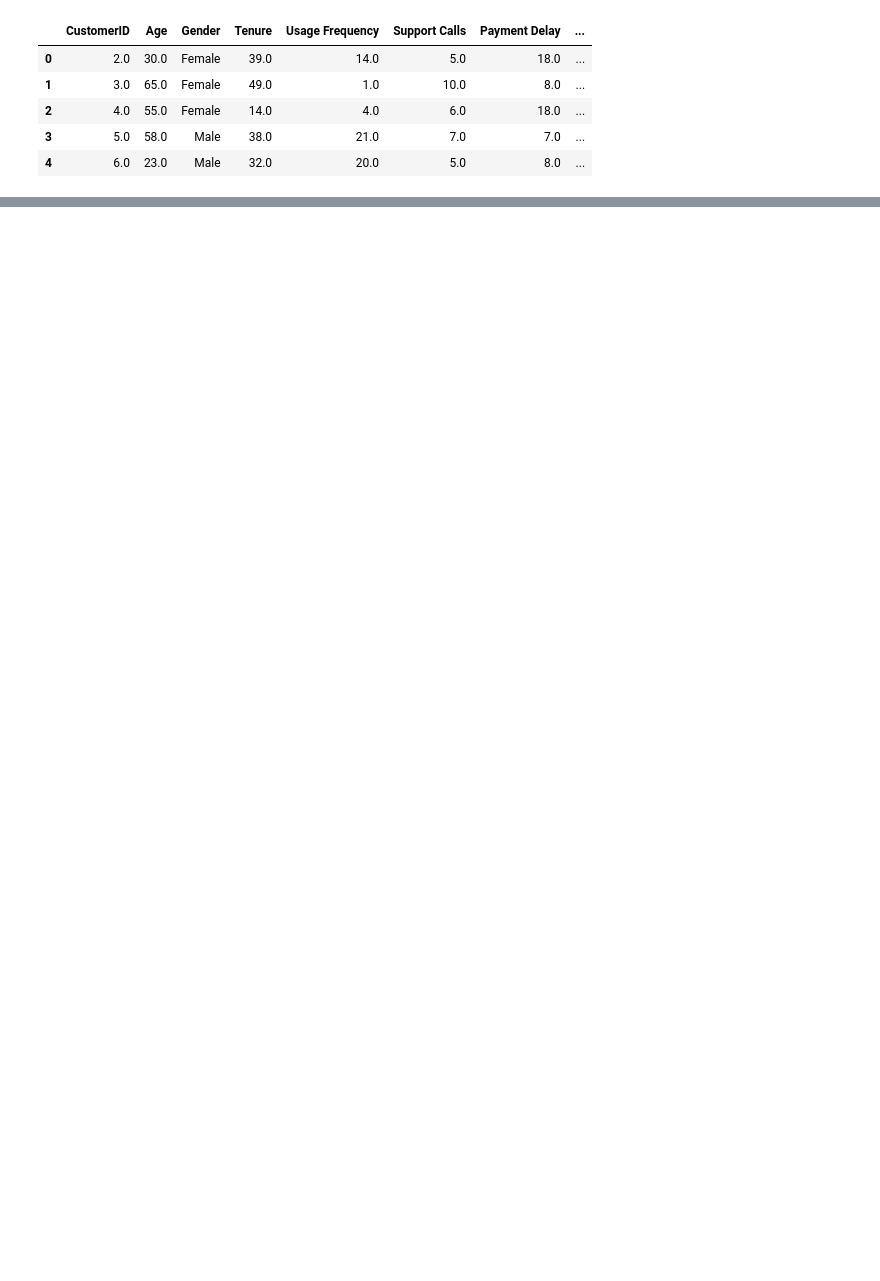
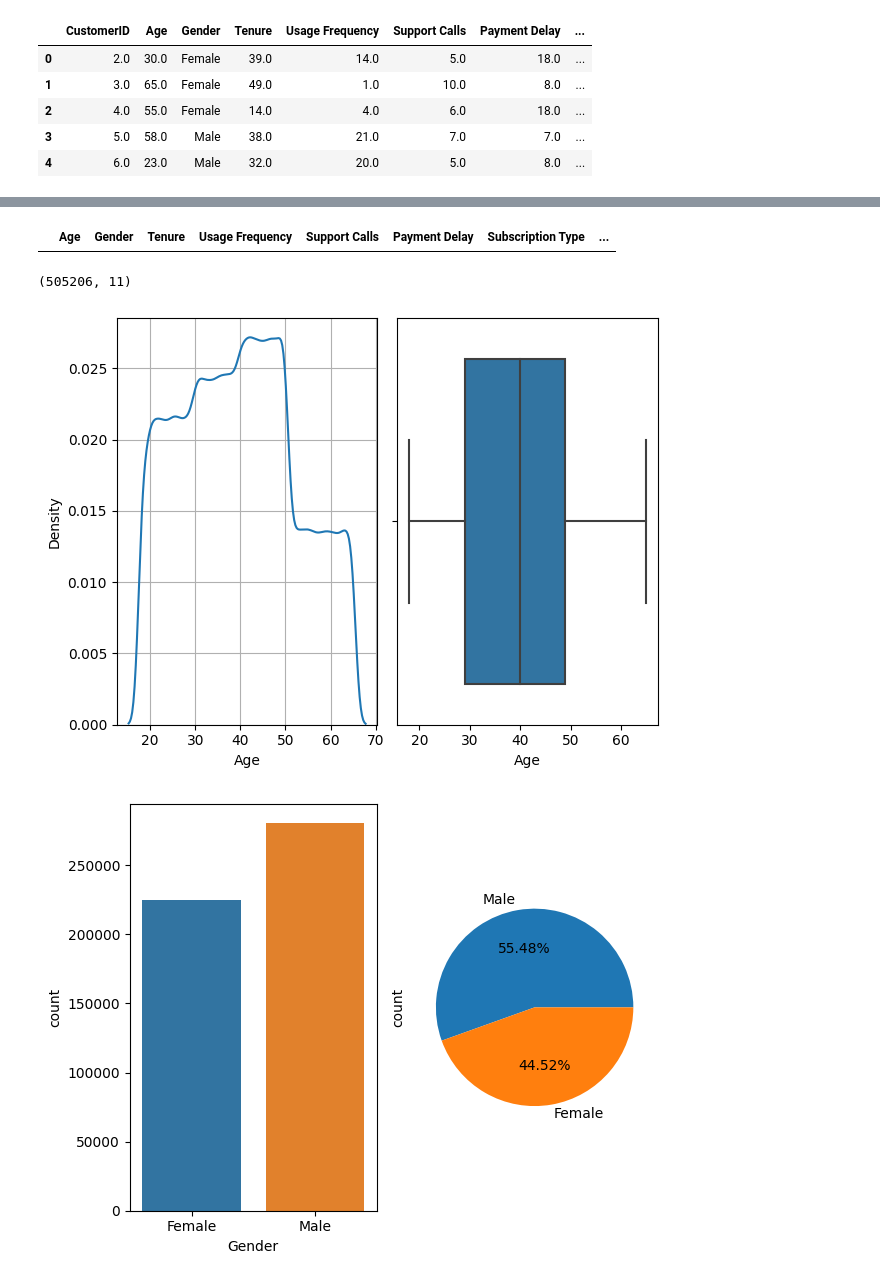
Before and after one commit to AreenJain/Customer-Churn-Prediction, a Jupyter notebook: notebook.ipynb, the cells around one changed output, grey strips where cells are left out. Saved outputs shown, nothing was run; the diff lists cells and outputs as text; code cells hidden in the pictures; blank space fills up the shorter version.

```diff
--- a/notebook.ipynb
+++ b/notebook.ipynb
@@ -11,0 +81,3 @@ data.head()
+# %%
+test=test.drop('CustomerID',axis=1)
+test.head()
@@ -11,0 +91,3 @@ data.head()
+# %%
+train=train.drop('CustomerID',axis=1)
+train.head()
@@ -11,0 +101,3 @@ data.head()
+# %%
+df=pd.concat([train,test],axis=0)
+df.head()
@@ -11,0 +111,36 @@ data.head()
+# %%
+df[df.duplicated()]
+# %% [output]
+|  | Age | Gender | Tenure | Usage Frequency | Support Calls | Payment Delay | Subscription Type | ... |
+# %%
+df.shape
+# %% [output]
+(505206, 11)
+# %%
+import matplotlib.pyplot as plt
+import seaborn as sns
+def categorical_data(col):
+    plt.subplot(1,2,1)
+    sns.countplot(x=col,data=df)
+    plt.subplot(1,2,2)
+    df[col].value_counts().plot(kind='pie',autopct='%0.2f%%')
+    plt.tight_layout()
+    plt.show()
+
+def numerical_data(col):
+    plt.subplot(1,2,1)
+    sns.kdeplot(x=col,data=df)
+    plt.grid()
+    plt.subplot(1,2,2)
+    sns.boxplot(x=col,data=df)
+    plt.tight_layout()
+    plt.show()
+# %%
+for i in df.columns:
+    if df[i].dtype== "object":
+        categorical_data(i)
+    else:
+        numerical_data(i)
+# %% [output]
+[figure, added]
+[figure, added]
```
Also changed, not shown: parts of 24 cells of this notebook, 1 other file.
